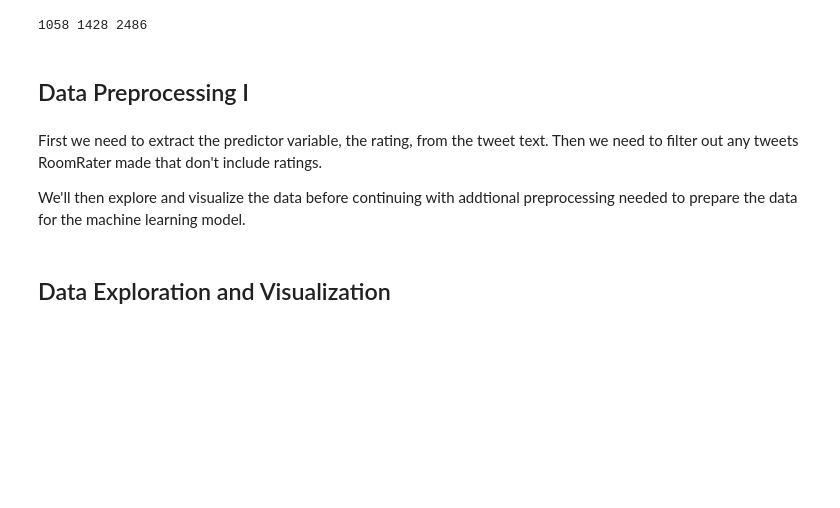
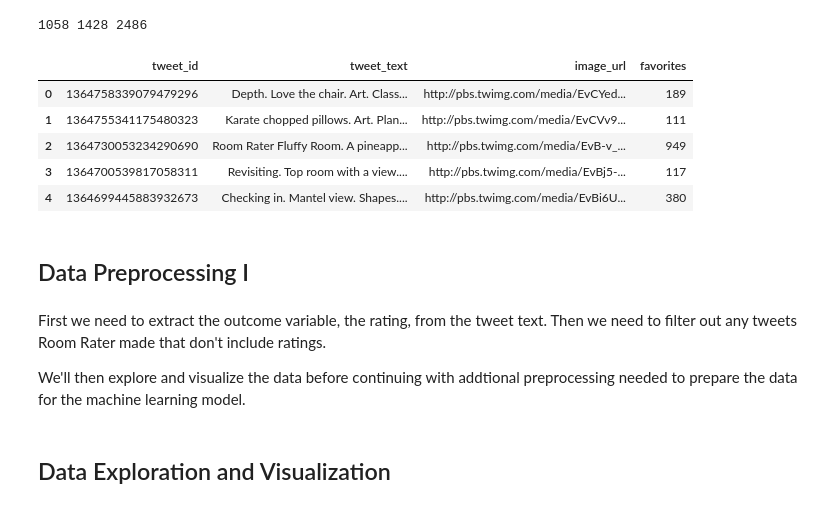
Before and after one commit to laurenmarar/RoomRater, a Jupyter notebook: RoomRater.ipynb, the cells around one changed output. Drawn from its saved outputs; the diff is of its cells as text; code cells hidden in the pictures; blank space fills up the shorter version.

```diff
--- a/RoomRater.ipynb
+++ b/RoomRater.ipynb
@@ -154,8 +148,8 @@ def load_data(tweet_filepath):
     return df
 # %%
 # Load tweets
-df1 = load_data('roomratertweets.csv')
-df2 = load_data('roomratertweets2.csv')
+df1 = load_data('data/roomratertweets.csv')
+df2 = load_data('data/roomratertweets2.csv')
 # %%
 # Append and remove duplicates (if any)
 df = df1.append(df2)
@@ -165,10 +159,19 @@ print(df1.shape[0], df2.shape[0], df.shape[0])
 # %%
 # Overlap is unlikely if the samples are far enough apart in time; however, as a precaution we should drop duplicates
 df = df.drop_duplicates()
+# %%
+df.head()
+# %% [output]
+|  | tweet_id | tweet_text | image_url | favorites |
+| 0 | 1364758339079479296 | Depth. Love the chair. Art. Class... | http://pbs.twimg.com/media/EvCYed... | 189 |
+| 1 | 1364755341175480323 | Karate chopped pillows. Art. Plan... | http://pbs.twimg.com/media/EvCVv9... | 111 |
+| 2 | 1364730053234290690 | Room Rater Fluffy Room. A pineapp... | http://pbs.twimg.com/media/EvB-v_... | 949 |
+| 3 | 1364700539817058311 | Revisiting. Top room with a view.... | http://pbs.twimg.com/media/EvBj5-... | 117 |
+| 4 | 1364699445883932673 | Checking in. Mantel view. Shapes.... | http://pbs.twimg.com/media/EvBi6U... | 380 |
 # %% [markdown]
 ## Data Preprocessing I
 # %% [markdown]
-First we need to extract the predictor variable, the rating, from the tweet text. Then we need to filter out any tweets RoomRater made that don't include ratings.
+First we need to extract the outcome variable, the rating, from the tweet text. Then we need to filter out any tweets Room Rater made that don't include ratings.
 
 We'll then explore and visualize the data before continuing with addtional preprocessing needed to prepare the data for the machine learning model.
 # %%
```
Also changed, not shown: parts of 8 cells of this notebook, 5 other files.
